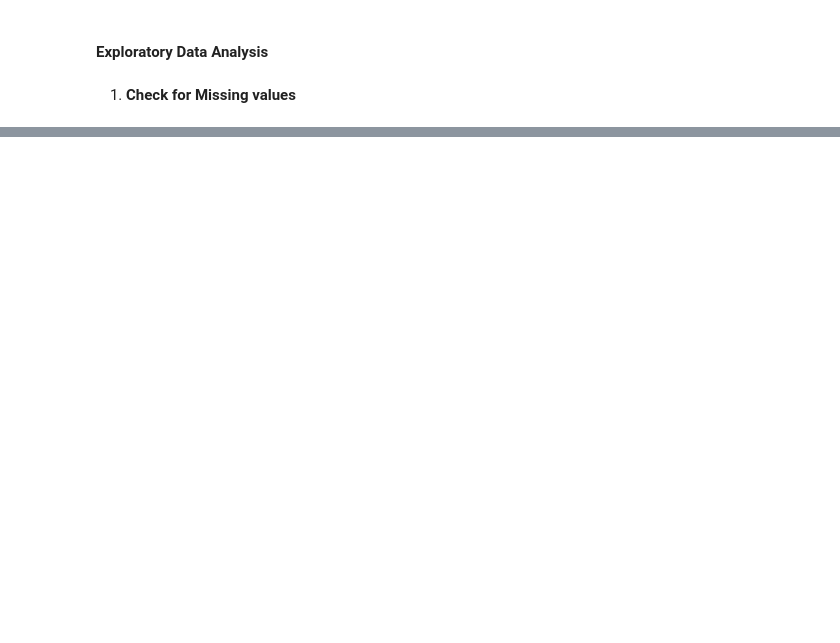
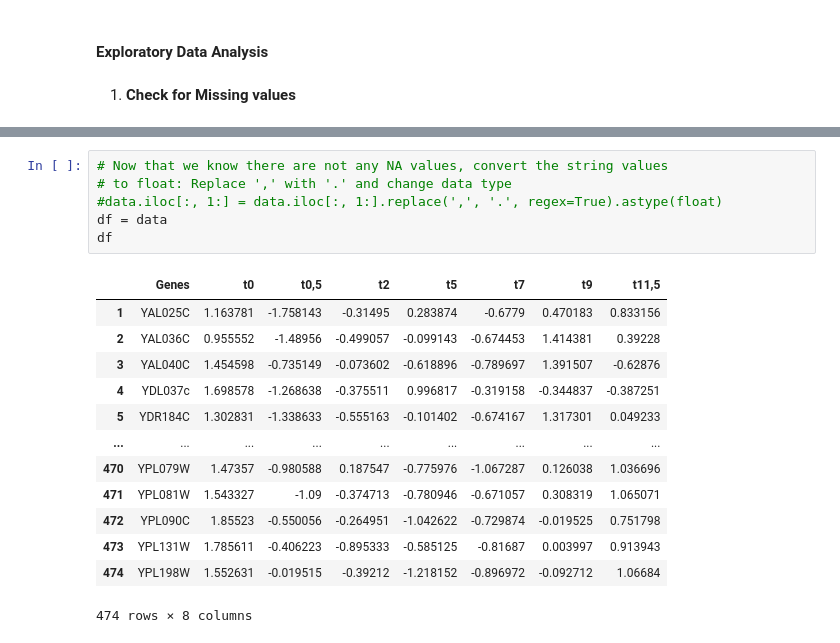
Before and after one commit to MarioPasc/complearn_projects, a Jupyter notebook: Clustering/code/k_means_clustering_sporulaton.ipynb, the cells around one changed output, grey strips where cells are left out. Cells and saved outputs as stored; diff of their text form; blank space fills up the shorter version.

```diff
--- a/Clustering/code/k_means_clustering_sporulaton.ipynb
+++ b/Clustering/code/k_means_clustering_sporulaton.ipynb
@@ -65,0 +74,20 @@ plt.show()
+# %%
+# Now that we know there are not any NA values, convert the string values
+# to float: Replace ',' with '.' and change data type
+#data.iloc[:, 1:] = data.iloc[:, 1:].replace(',', '.', regex=True).astype(float)
+df = data
+df
+# %% [output]
+|  | Genes | t0 | t0,5 | t2 | t5 | t7 | t9 | t11,5 |
+| 1 | YAL025C | 1.163781 | -1.758143 | -0.31495 | 0.283874 | -0.6779 | 0.470183 | 0.833156 |
+| 2 | YAL036C | 0.955552 | -1.48956 | -0.499057 | -0.099143 | -0.674453 | 1.414381 | 0.39228 |
+| 3 | YAL040C | 1.454598 | -0.735149 | -0.073602 | -0.618896 | -0.789697 | 1.391507 | -0.62876 |
+| 4 | YDL037c | 1.698578 | -1.268638 | -0.375511 | 0.996817 | -0.319158 | -0.344837 | -0.387251 |
+| 5 | YDR184C | 1.302831 | -1.338633 | -0.555163 | -0.101402 | -0.674167 | 1.317301 | 0.049233 |
+| ... | ... | ... | ... | ... | ... | ... | ... | ... |
+| 470 | YPL079W | 1.47357 | -0.980588 | 0.187547 | -0.775976 | -1.067287 | 0.126038 | 1.036696 |
+| 471 | YPL081W | 1.543327 | -1.09 | -0.374713 | -0.780946 | -0.671057 | 0.308319 | 1.065071 |
+| 472 | YPL090C | 1.85523 | -0.550056 | -0.264951 | -1.042622 | -0.729874 | -0.019525 | 0.751798 |
+| 473 | YPL131W | 1.785611 | -0.406223 | -0.895333 | -0.585125 | -0.81687 | 0.003997 | 0.913943 |
+| 474 | YPL198W | 1.552631 | -0.019515 | -0.39212 | -1.218152 | -0.896972 | -0.092712 | 1.06684 |
+474 rows × 8 columns
```
Also changed, not shown: parts of 7 cells of this notebook, 1 other file.
